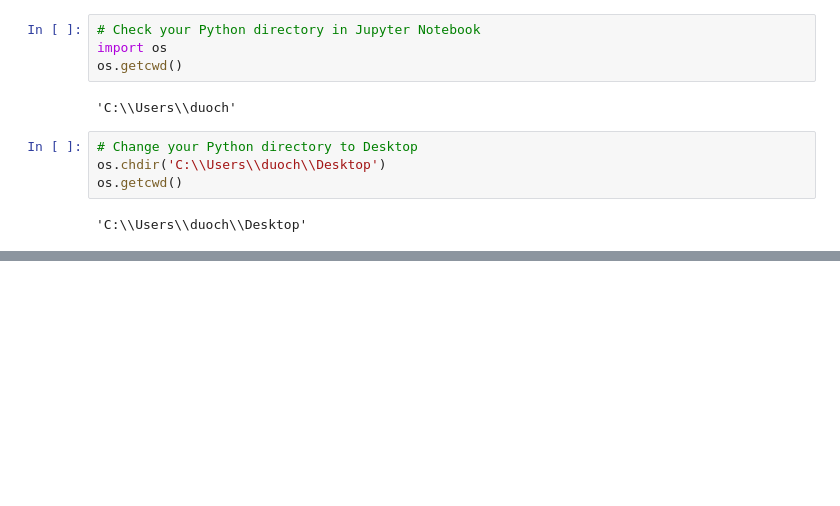
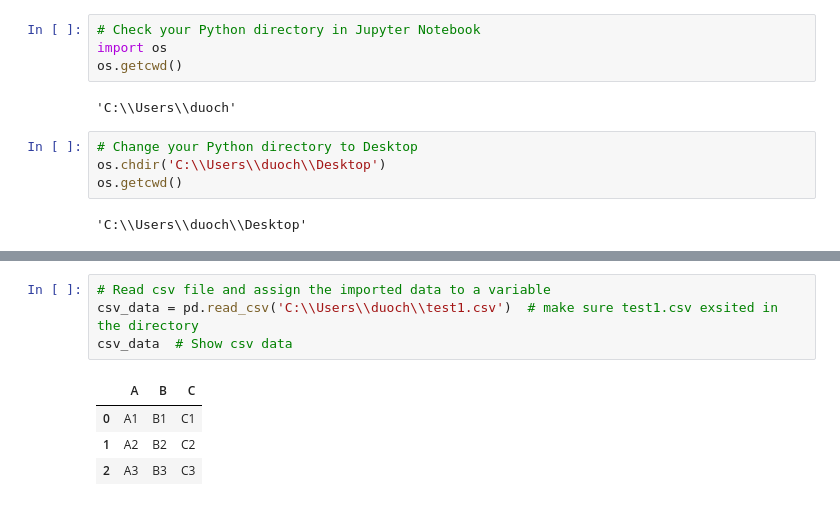
Before and after one commit to duochen/Python-DataScience, a Jupyter notebook: Lecture06/Labs/Pandas-3.ipynb, the cells around one changed output, grey strips where cells are left out. Saved outputs shown, nothing was run; the diff lists cells and outputs as text; blank space fills up the shorter version.

```diff
--- a/Lecture06/Labs/Pandas-3.ipynb
+++ b/Lecture06/Labs/Pandas-3.ipynb
@@ -90,0 +102,9 @@ UnicodeDecodeError: 'utf-8' codec can't decode byte 0xdb in position 1: invalid
+# %%
+# Read csv file and assign the imported data to a variable
+csv_data = pd.read_csv('C:\\Users\\duoch\\test1.csv')  # make sure test1.csv exsited in the directory
+csv_data  # Show csv data
+# %% [output]
+|  | A | B | C |
+| 0 | A1 | B1 | C1 |
+| 1 | A2 | B2 | C2 |
+| 2 | A3 | B3 | C3 |
```
Also changed, not shown: parts of 5 cells of this notebook.
